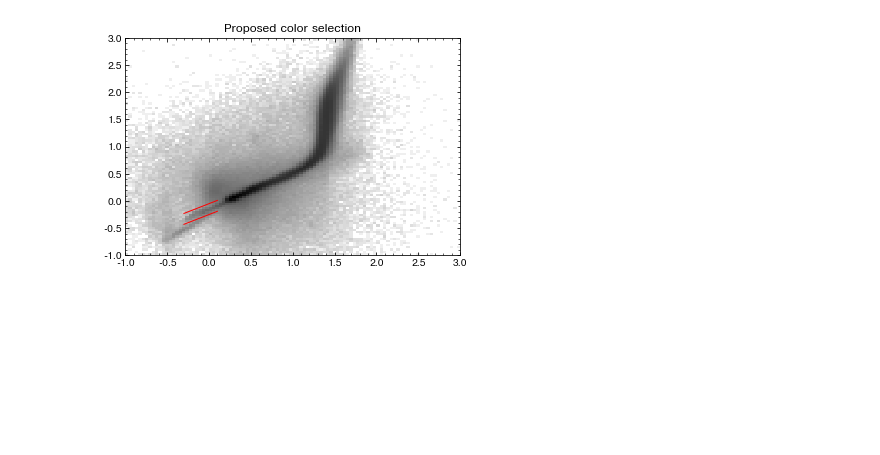
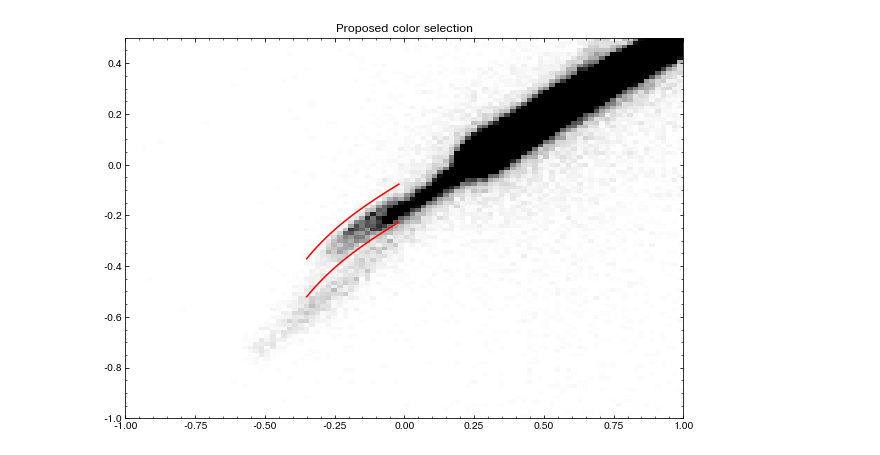
Before and after one commit to segasai/mynotebooks, a Jupyter notebook: desi_bhb_sel/BhbSel.ipynb, the cells around one changed output. Cells and saved outputs as stored; diff of their text form; code cells hidden in the pictures; blank space fills up the shorter version.

Commit message:
update the bhb selection

```diff
--- a/desi_bhb_sel/BhbSel.ipynb
+++ b/desi_bhb_sel/BhbSel.ipynb
@@ -9,17 +11,24 @@ import dustmaps.sfd as SFD
 # %%
 wsdb_host = open('/home/skoposov/WSDB_host').readline().rstrip()
 rad = 15
-area = np.pi*rad**2
+area = np.pi * rad**2
 X = sqlutil.get(
-        ''' select ra,dec,flux_g,flux_r,flux_z,flux_w1,flux_w2,pmra,pmdec,
-        pmra_ivar,pmdec_ivar,parallax,parallax_ivar from decals_dr7.main
-        where q3c_radial_query(ra,dec,180,20,%d) and type='PSF' and brick_primary;'''%(rad),
-        asDict=True,host=wsdb_host)
+    ''' select ra,dec,flux_g,flux_r,flux_z,flux_w1,flux_ivar_w1,flux_w2,pmra,pmdec,
+        pmra_ivar,pmdec_ivar,parallax,parallax_ivar,gaia_phot_g_mean_mag from decals_dr8.main
+        where q3c_radial_query(ra,dec,180,20,%d) and type='PSF' and brick_primary;'''
+    % (rad),
+    asDict=True,
+    host=wsdb_host)
 # %%
-g,r,z,w1,w2=[22.5-2.5*np.log10(X['flux_'+_]) for _ in ['g','r','z','w1','w2']]
-ebv = SFD.SFDQuery().query_equ(X['ra'],X['dec'])
-eg,er,ez,ew1,ew2=[ebv*_ for _ in [3.237,2.176,1.217,.19,.15]]
-plx,eplx=X['parallax'],1./X['parallax_ivar']**.5
-pmra,pmdec=X['pmra'],X['pmdec']
-epmra,epmdec = 1./X['pmra_ivar']**.5,1./X['pmdec_ivar']**.5
+g, r, z, w1, w2 = [
+    22.5 - 2.5 * np.log10(X['flux_' + _]) for _ in ['g', 'r', 'z', 'w1', 'w2']
+]
+w1_faint = 22.5 - 2.5*np.log10(np.maximum(X['flux_w1'] - 3/np.sqrt(X['flux_ivar_w1']),1e-100))
+# three sigma uppper limit on w1
+ebv = SFD.SFDQuery().query_equ(X['ra'], X['dec'])
+eg, er, ez, ew1, ew2 = [ebv * _ for _ in [3.237, 2.176, 1.217, .19, .15]]
+plx, eplx = X['parallax'], 1. / X['parallax_ivar']**.5
+pmra, pmdec = X['pmra'], X['pmdec']
+epmra, epmdec = 1. / X['pmra_ivar']**.5, 1. / X['pmdec_ivar']**.5
+gaia_G = X['gaia_phot_g_mean_mag']
 # %%
@@ -63,7 +129,15 @@ tvhist2d(g-r,r-z,-1,3,-1,3, ind=(r<21)&(~wisesel), zlog=True, title='NOT WISE se
 # %%
-tvhist2d(g-r-eg+er,r-z-er+ez,-1,3,-1,3, ind=(r<21), zlog=True, title='Proposed color selection')
-xgrid=np.linspace(-0.3,0.1)
-oplot(xgrid,.6*xgrid-.25,color='red')
-oplot(xgrid,.6*xgrid-.05,color='red')
+tvhist2d(g - r - eg + er,
+         r - z - er + ez,
+         -1,
+         1,
+         -1,
+         .5,
+         ind= (r < 21) & plxsel & (wisesel) & ingaiasel,
+         vmaxfrac=.95,
+         title='Proposed color selection',
+         bins=[100, 100])
+oplot(xgrid, bhb_poly(xgrid) - .1, color='red')
+oplot(xgrid, bhb_poly(xgrid) + .05, color='red')
 # %% [output]
-[figure, old version]
+[figure, new version]
```
Also changed, not shown: parts of 12 cells of this notebook.
